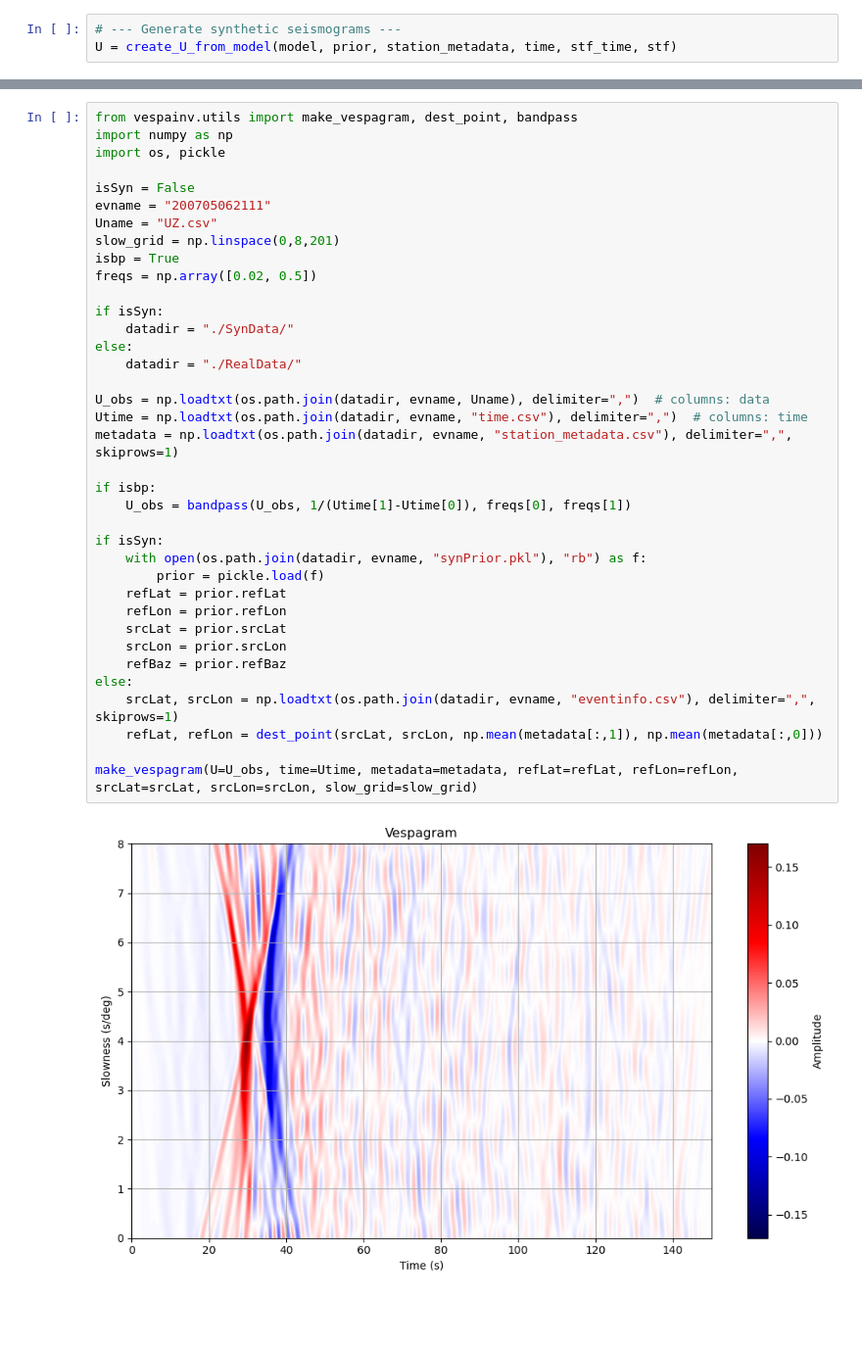
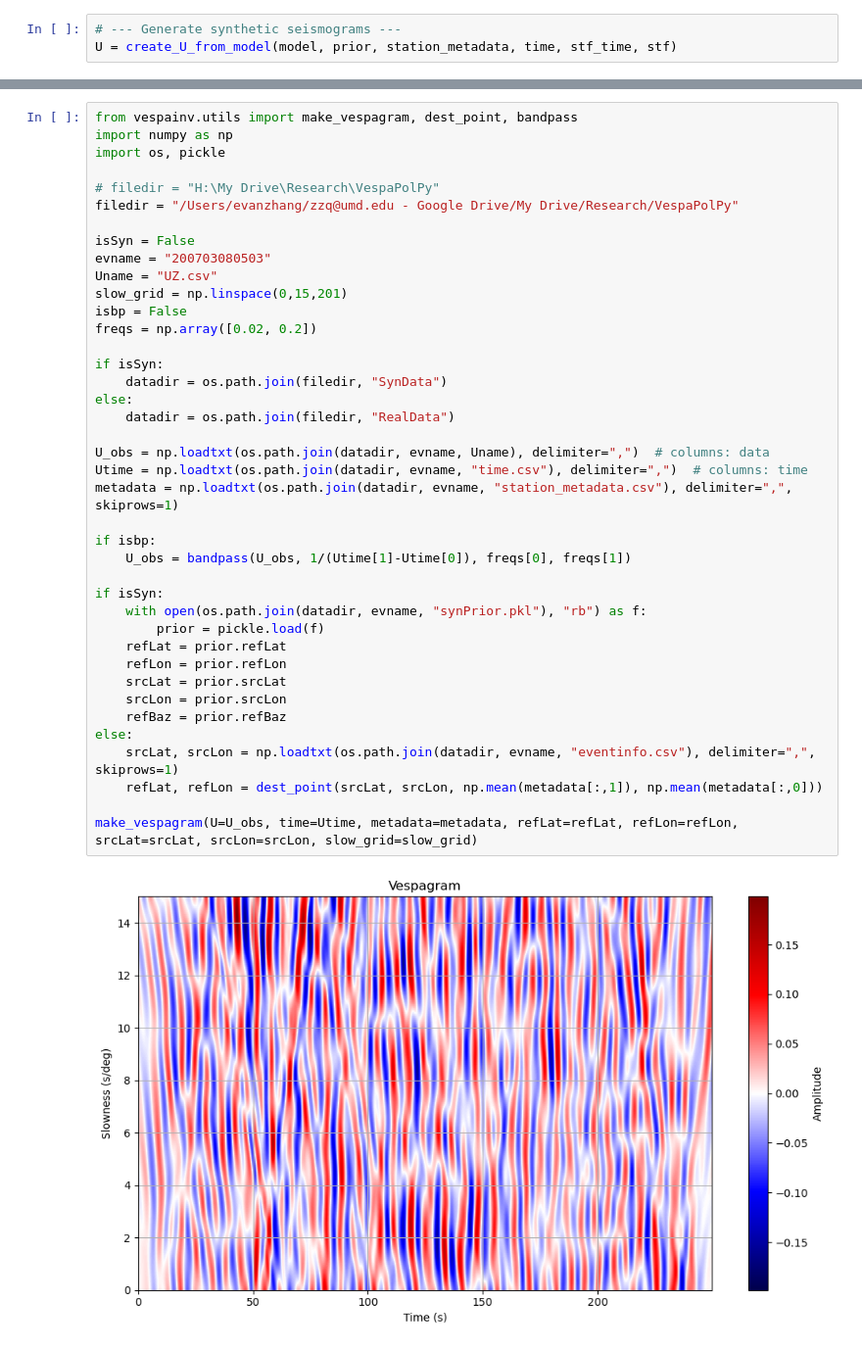
Before and after one commit to evanzzq/VespaPolPy, a Jupyter notebook: Debug.ipynb, the cells around one changed output, grey strips where cells are left out. Shown at 98% size. Cells and saved outputs as stored; diff of their text form; blank space fills up the shorter version.

```diff
--- a/Debug.ipynb
+++ b/Debug.ipynb
@@ -299,37 +368,40 @@ from vespainv.utils import make_vespagram, dest_point, bandpass
 import numpy as np
 import os, pickle
 
+# filedir = "H:\My Drive\Research\VespaPolPy"
+filedir = "/Users/evanzhang/zzq@umd.edu - Google Drive/My Drive/Research/VespaPolPy"
+
 isSyn = False
-evname = "200705062111"
+evname = "200703080503"
 Uname = "UZ.csv"
-slow_grid = np.linspace(0,8,201)
-isbp = True
-freqs = np.array([0.02, 0.5])
+slow_grid = np.linspace(0,15,201)
+isbp = False
+freqs = np.array([0.02, 0.2])
 
 if isSyn:
-    datadir = "./SynData/"
+    datadir = os.path.join(filedir, "SynData")
 else:
-    datadir = "./RealData/"
+    datadir = os.path.join(filedir, "RealData")
 
 U_obs = np.loadtxt(os.path.join(datadir, evname, Uname), delimiter=",")  # columns: data
 Utime = np.loadtxt(os.path.join(datadir, evname, "time.csv"), delimiter=",")  # columns: time
 metadata = np.loadtxt(os.path.join(datadir, evname, "station_metadata.csv"), delimiter=",", skiprows=1)
 
 if isbp:
     U_obs = bandpass(U_obs, 1/(Utime[1]-Utime[0]), freqs[0], freqs[1])
 
 if isSyn:
     with open(os.path.join(datadir, evname, "synPrior.pkl"), "rb") as f:
         prior = pickle.load(f)
     refLat = prior.refLat
     refLon = prior.refLon
     srcLat = prior.srcLat
     srcLon = prior.srcLon
     refBaz = prior.refBaz
 else:
     srcLat, srcLon = np.loadtxt(os.path.join(datadir, evname, "eventinfo.csv"), delimiter=",", skiprows=1)
     refLat, refLon = dest_point(srcLat, srcLon, np.mean(metadata[:,1]), np.mean(metadata[:,0]))
 
 make_vespagram(U=U_obs, time=Utime, metadata=metadata, refLat=refLat, refLon=refLon, srcLat=srcLat, srcLon=srcLon, slow_grid=slow_grid)
 # %% [output]
-[figure, old version]
+[figure, new version]
```
Also changed, not shown: parts of 19 cells of this notebook, 8 other files.
